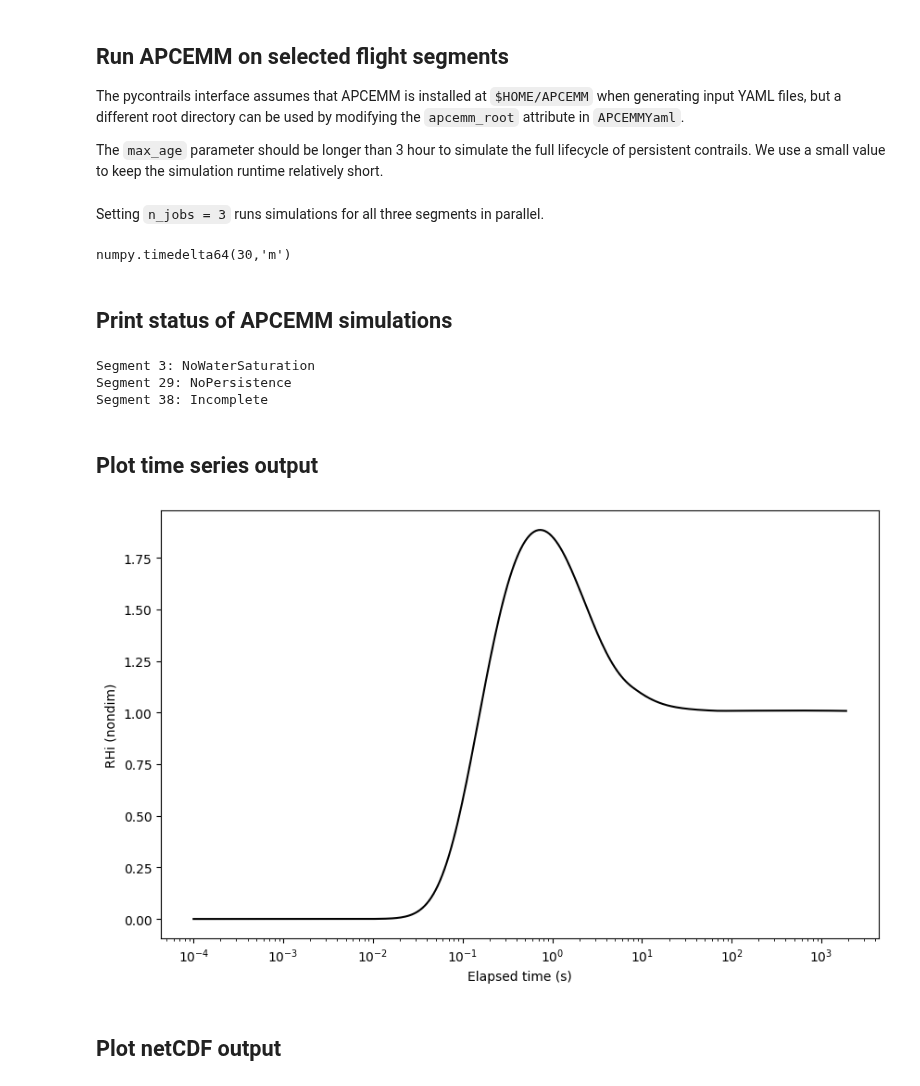
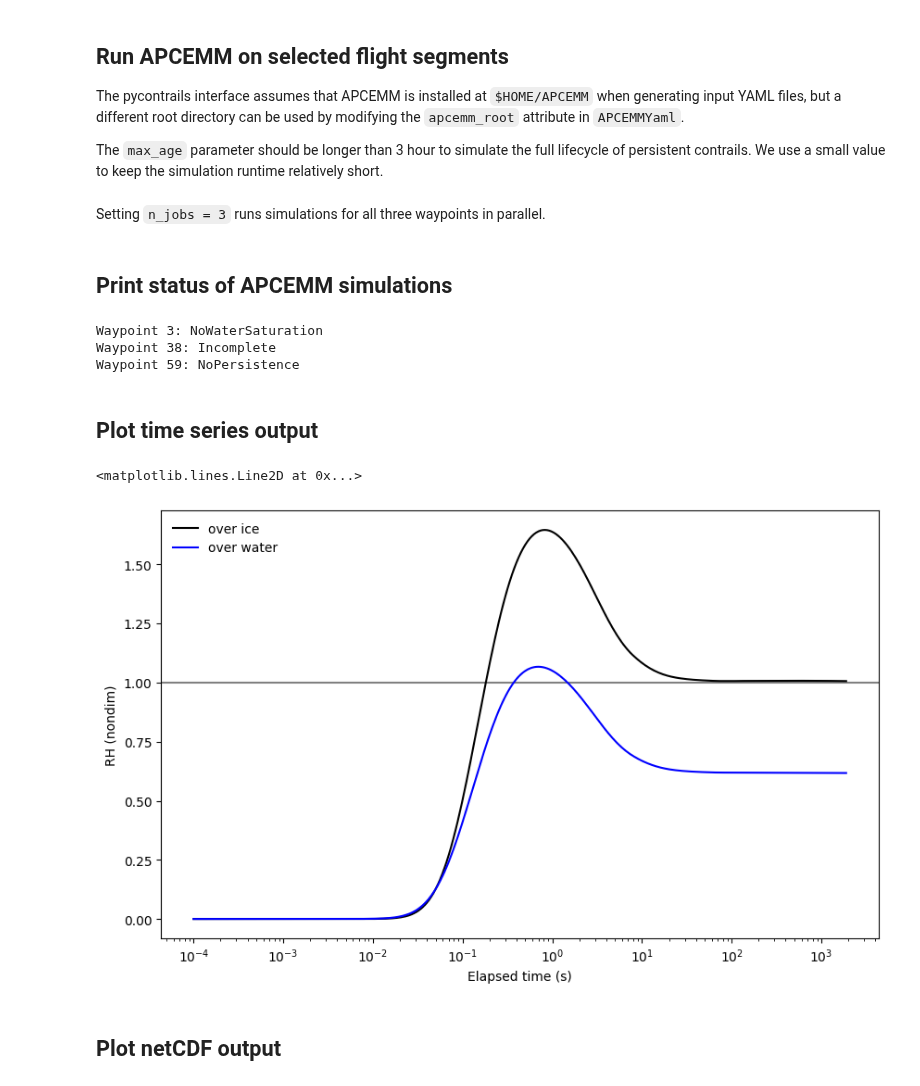
Before and after one commit to contrailcirrus/pycontrails, a Jupyter notebook: docs/integrations/APCEMM.ipynb, the cells around one changed output. Cells and saved outputs as stored; diff of their text form; code cells hidden in the pictures.

```diff
--- a/docs/integrations/APCEMM.ipynb
+++ b/docs/integrations/APCEMM.ipynb
@@ -129,5 +128,5 @@ model = APCEMM(
     humidity_scaling=HistogramMatching(level_type="model"),
 )
 # %% [markdown]
-Setting `n_jobs = 3` runs simulations for all three segments in parallel.
+Setting `n_jobs = 3` runs simulations for all three waypoints in parallel.
 # %%
@@ -135,16 +134,12 @@ result = model.eval(flight, waypoints=segments, n_jobs=3)
-# %%
-model.params["dt_lagrangian"]
-# %% [output]
-numpy.timedelta64(30,'m')
 # %% [markdown]
 ## Print status of APCEMM simulations
 # %%
-for segment in segments:
-    print(f"Segment {segment}: {result.dataframe.iloc[segment]['status']}")
+for waypoint in waypoints:
+    print(f"Waypoint {waypoint}: {result.dataframe.iloc[waypoint]['status']}")
 # %% [output]
-Segment 3: NoWaterSaturation
-Segment 29: NoPersistence
-Segment 38: Incomplete
+Waypoint 3: NoWaterSaturation
+Waypoint 38: Incomplete
+Waypoint 59: NoPersistence
 # %% [markdown]
 ## Plot time series output
 # %%
@@ -152,12 +147,16 @@ df = model.vortex
 df = df[df["waypoint"] == 38].sort_values("time")
 # %%
 elapsed_time = (df["time"] - flight.dataframe.iloc[38]["time"]).dt.total_seconds()
-plt.plot(elapsed_time, df["RH_i [-]"], "k-")
+plt.plot(elapsed_time, df["RH_i [-]"], "k-", label="over ice")
+plt.plot(elapsed_time, df["RH_w [-]"], "b-", label="over water")
 plt.gca().set_xscale("log")
 plt.xlabel("Elapsed time (s)")
-plt.ylabel("RHi (nondim)");
+plt.ylabel("RH (nondim)")
+plt.legend(loc="upper left", frameon=False)
+plt.gca().axhline(y=1, color="gray", zorder=-1)
 # %% [output]
+<matplotlib.lines.Line2D at 0x...>
-[figure, old version]
+[figure, new version]
 # %% [markdown]
 ## Plot netCDF output
 # %%
```
Also changed, not shown: parts of 8 cells of this notebook, 6 other files.
